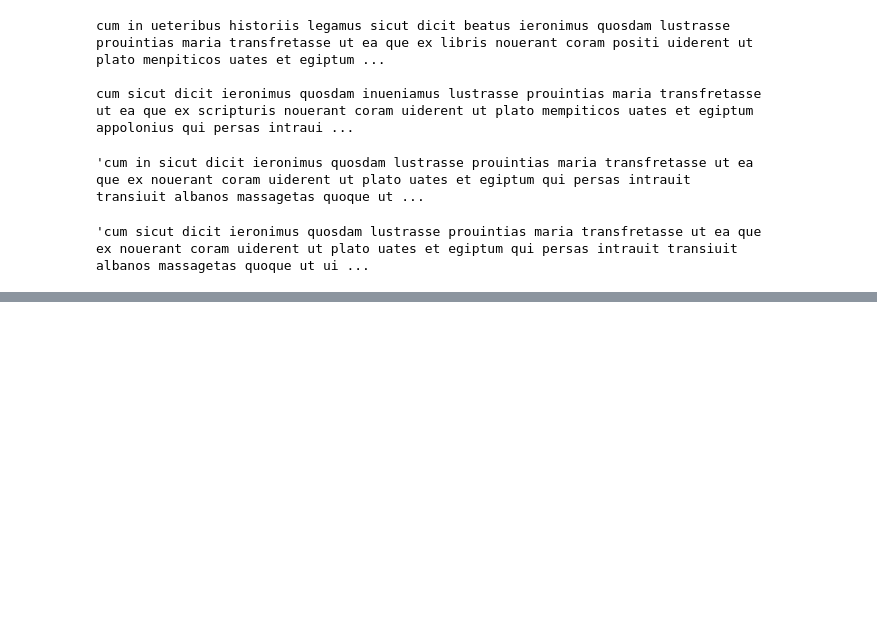
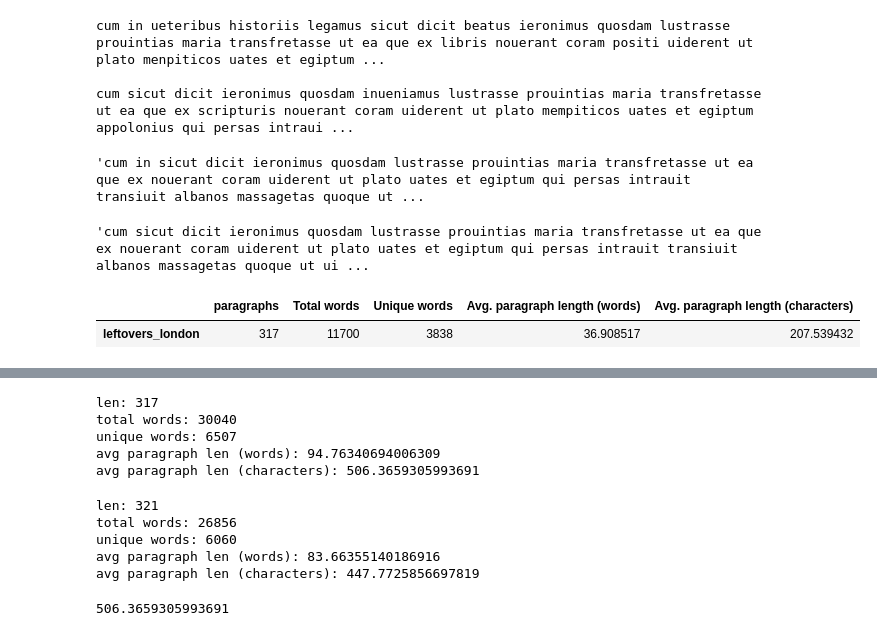
Before and after one commit to sashaaKr/thesis, a Jupyter notebook: notebooks/clean algorithm.ipynb, the cells around one changed output, grey strips where cells are left out. Drawn from its saved outputs; the diff is of its cells as text; code cells hidden in the pictures; blank space fills up the shorter version.

```diff
--- a/notebooks/clean algorithm.ipynb
+++ b/notebooks/clean algorithm.ipynb
@@ -932,3 +942,9 @@ cum sicut dicit ieronimus quosdam inueniamus lustrasse prouintias maria transfre
 )
 # %% [output]
 'cum sicut dicit ieronimus quosdam lustrasse prouintias maria transfretasse ut ea que ex nouerant coram uiderent ut plato uates et egiptum qui persas intrauit transiuit albanos massagetas quoque ut ui ...
+# %%
+display(thesisCorpusStats.CorpusStats(london_leftovers).get())
+display(thesisCorpusStats.CorpusStats(zwickau_leftovers).get())
+# %% [output]
+|  | paragraphs | Total words | Unique words | Avg. paragraph length (words) | Avg. paragraph length (characters) |
+| leftovers_london | 317 | 11700 | 3838 | 36.908517 | 207.539432 |
@@ -934,0 +960,20 @@ cum sicut dicit ieronimus quosdam inueniamus lustrasse prouintias maria transfre
+# %%
+general_corpus_date(london_corpus.corpus)
+# %% [output]
+len: 317
+total words: 30040
+unique words: 6507
+avg paragraph len (words): 94.76340694006309
+avg paragraph len (characters): 506.3659305993691
+# %%
+general_corpus_date(zwickau_corpus.corpus)
+# %% [output]
+len: 321
+total words: 26856
+unique words: 6060
+avg paragraph len (words): 83.66355140186916
+avg paragraph len (characters): 447.7725856697819
+# %%
+np.average([ len("".join(i.split())) for i in london_corpus.corpus])
+# %% [output]
+506.3659305993691
```
Also changed, not shown: parts of 33 cells of this notebook, 6 other files.
